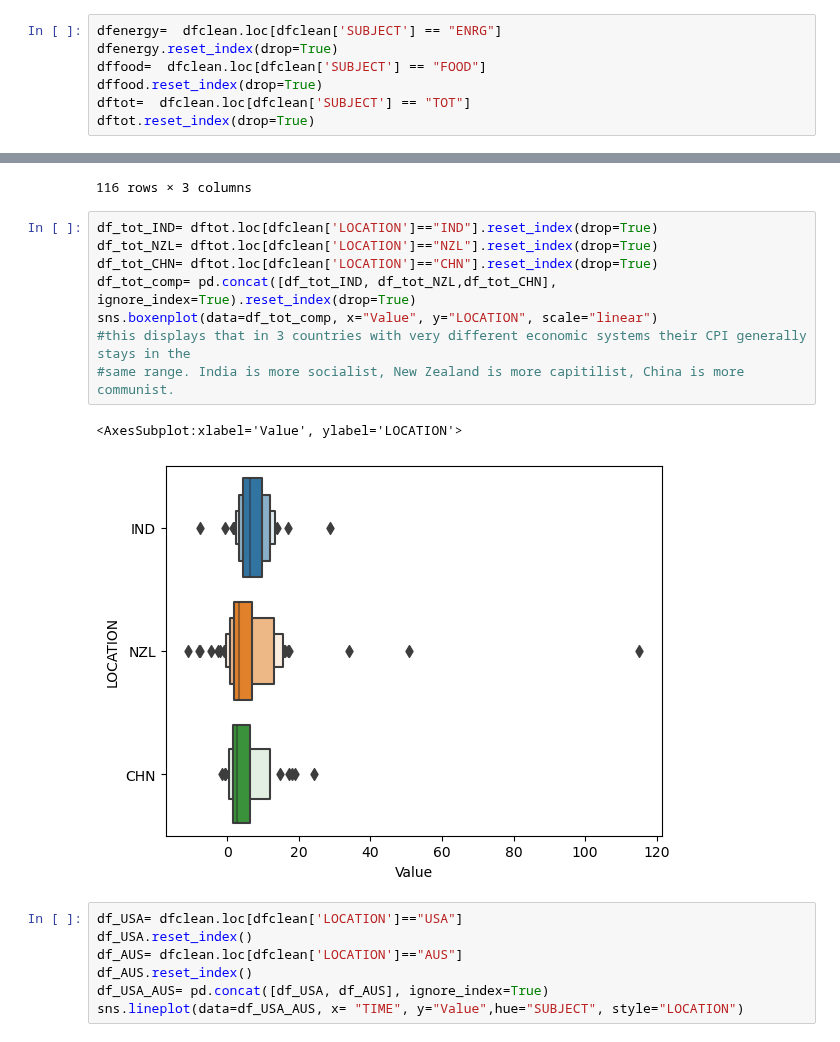
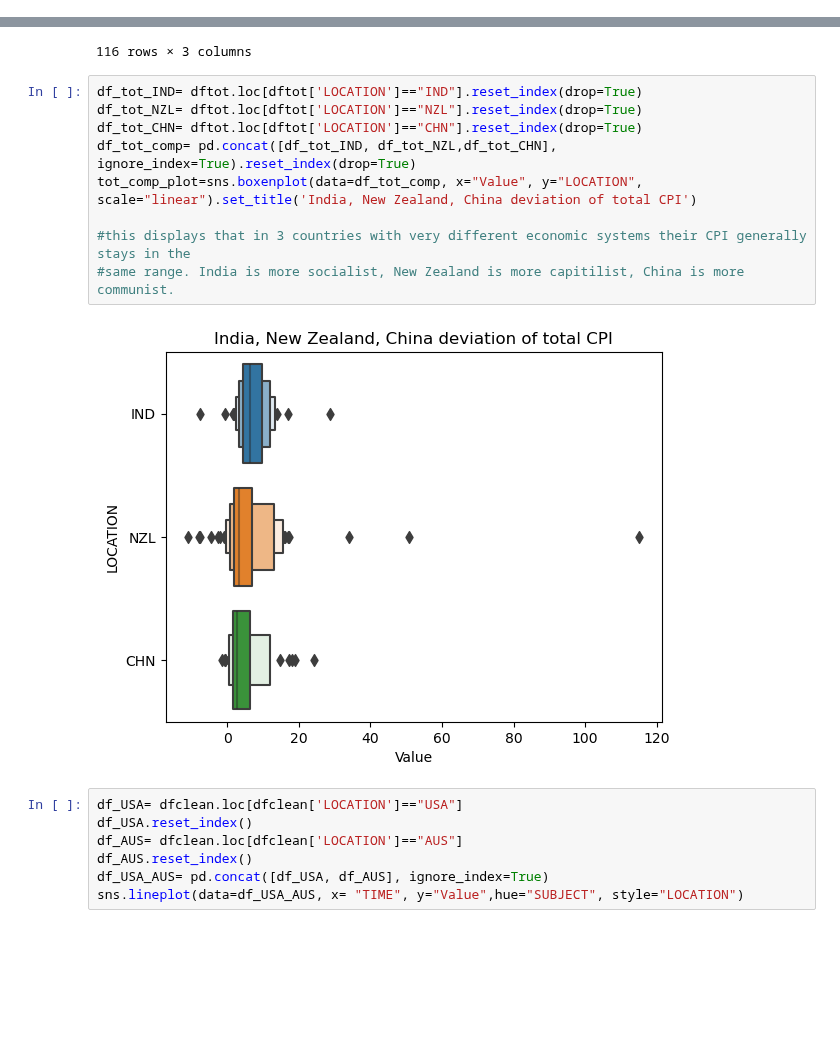
Before and after one commit to ubco-W2022T2-data301/project-group-group19, a Jupyter notebook: analysis/analysis1.ipynb, the cells around one changed output, grey strips where cells are left out. Drawn from its saved outputs; the diff is of its cells as text; blank space fills up the shorter version.

```diff
--- a/analysis/analysis1.ipynb
+++ b/analysis/analysis1.ipynb
@@ -76,7 +59,0 @@ print(dfclean)
-# %%
-dfenergy=  dfclean.loc[dfclean['SUBJECT'] == "ENRG"]
-dfenergy.reset_index(drop=True)
-dffood=  dfclean.loc[dfclean['SUBJECT'] == "FOOD"]
-dffood.reset_index(drop=True)
-dftot=  dfclean.loc[dfclean['SUBJECT'] == "TOT"]
-dftot.reset_index(drop=True)
@@ -138,16 +160,16 @@ df_max
 |  | TOT | 18.65492 | -0.692031 | 7.596606 |
 116 rows × 3 columns
 # %%
-df_tot_IND= dftot.loc[dfclean['LOCATION']=="IND"].reset_index(drop=True)
-df_tot_NZL= dftot.loc[dfclean['LOCATION']=="NZL"].reset_index(drop=True)
-df_tot_CHN= dftot.loc[dfclean['LOCATION']=="CHN"].reset_index(drop=True)
+df_tot_IND= dftot.loc[dftot['LOCATION']=="IND"].reset_index(drop=True)
+df_tot_NZL= dftot.loc[dftot['LOCATION']=="NZL"].reset_index(drop=True)
+df_tot_CHN= dftot.loc[dftot['LOCATION']=="CHN"].reset_index(drop=True)
 df_tot_comp= pd.concat([df_tot_IND, df_tot_NZL,df_tot_CHN], ignore_index=True).reset_index(drop=True)
-sns.boxenplot(data=df_tot_comp, x="Value", y="LOCATION", scale="linear")
+tot_comp_plot=sns.boxenplot(data=df_tot_comp, x="Value", y="LOCATION", scale="linear").set_title('India, New Zealand, China deviation of total CPI')
+
 #this displays that in 3 countries with very different economic systems their CPI generally stays in the
 #same range. India is more socialist, New Zealand is more capitilist, China is more communist.
 # %% [output]
-<AxesSubplot:xlabel='Value', ylabel='LOCATION'>
-[figure, old version]
+[figure, new version]
 # %%
 df_USA= dfclean.loc[dfclean['LOCATION']=="USA"]
 df_USA.reset_index()
```
Also changed, not shown: parts of 8 cells of this notebook.
